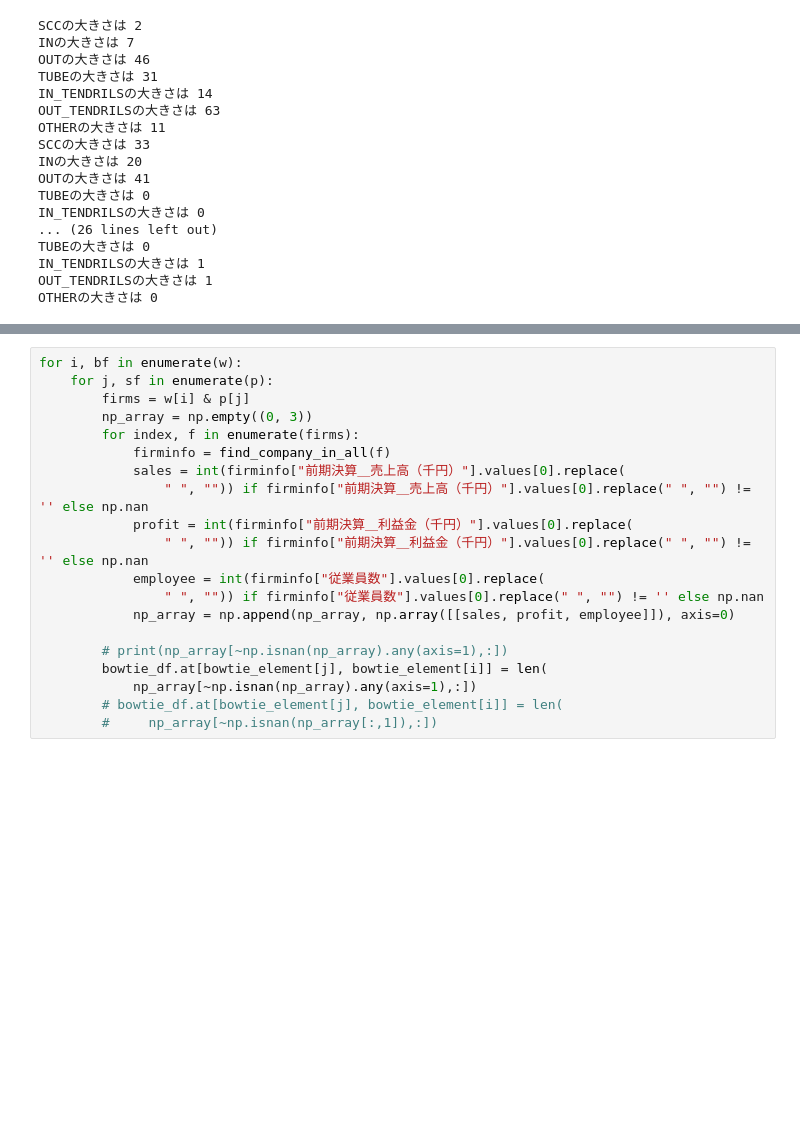
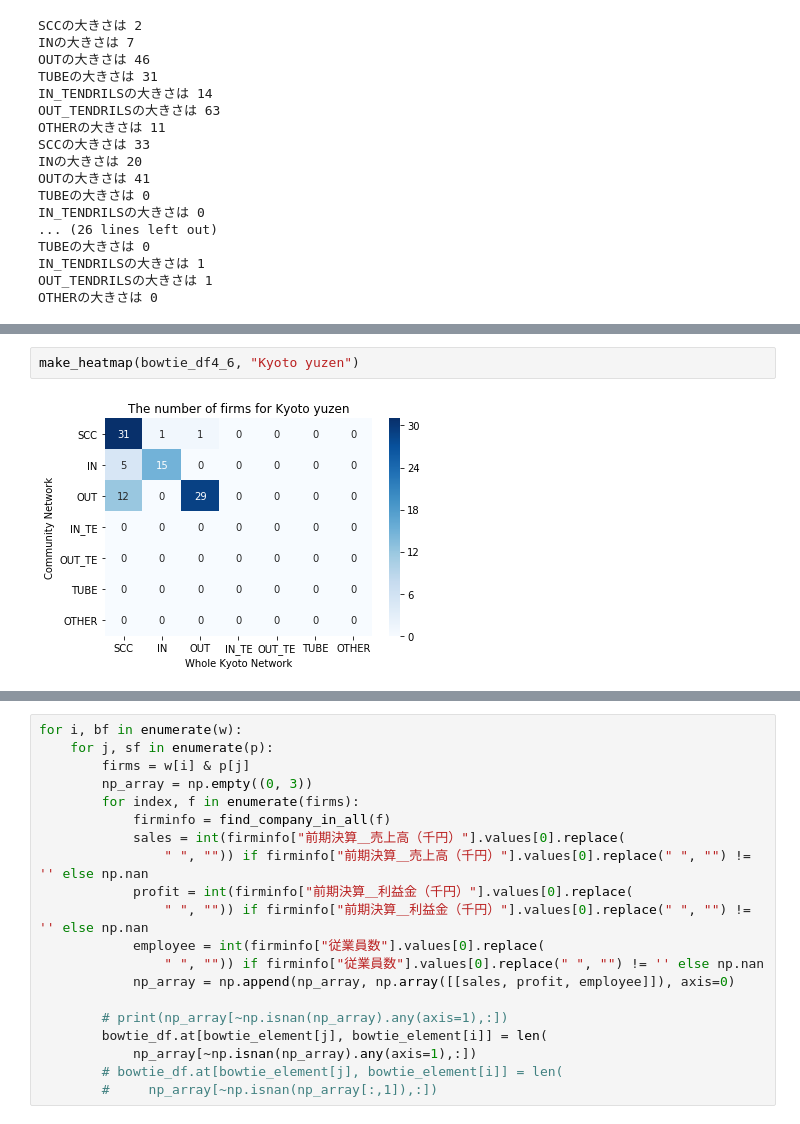
Before and after one commit to DaisukeSato56/analysis_profitability, a Jupyter notebook: upload_ver_profitability_and_productivity.ipynb, the cells around one changed output, grey strips where cells are left out. Saved outputs shown, nothing was run; the diff lists cells and outputs as text; blank space fills up the shorter version.

```diff
--- a/upload_ver_profitability_and_productivity.ipynb
+++ b/upload_ver_profitability_and_productivity.ipynb
@@ -304,0 +343,4 @@ Text(32.09375, 0.5, 'Community Network')
+# %%
+make_heatmap(bowtie_df4_6, "Kyoto yuzen")
+# %% [output]
+[figure, added]
```
Also changed, not shown: parts of 12 cells of this notebook.
